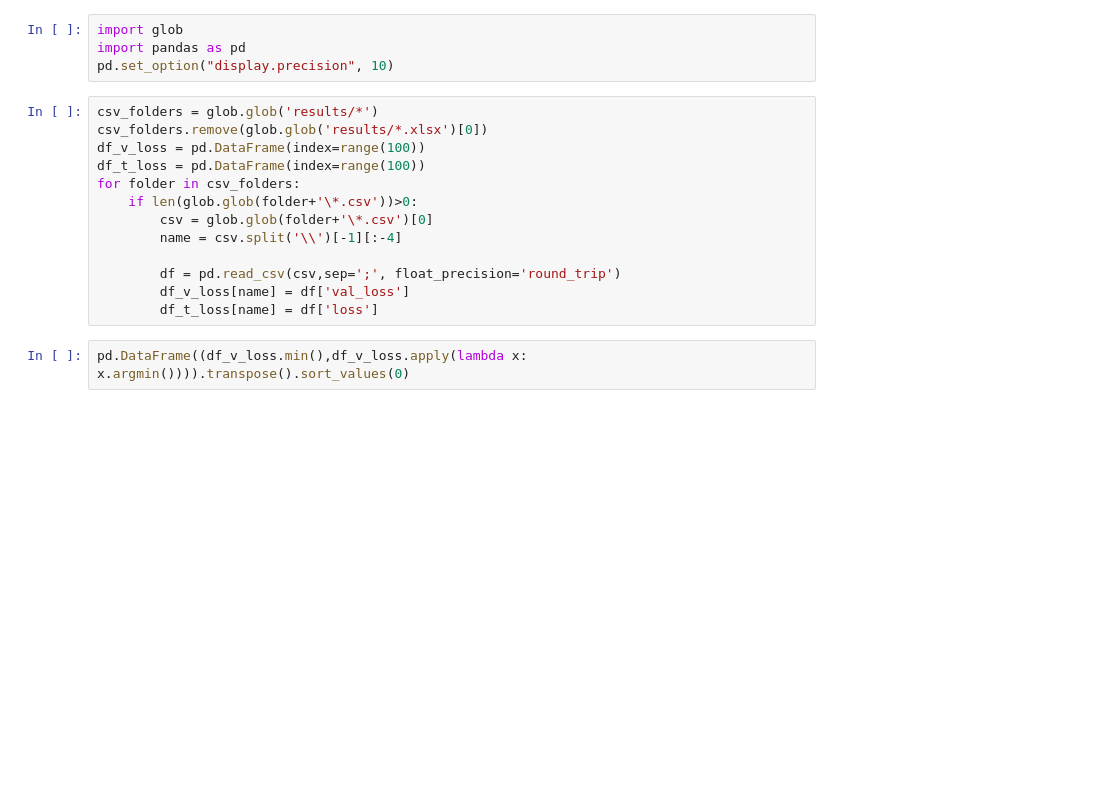
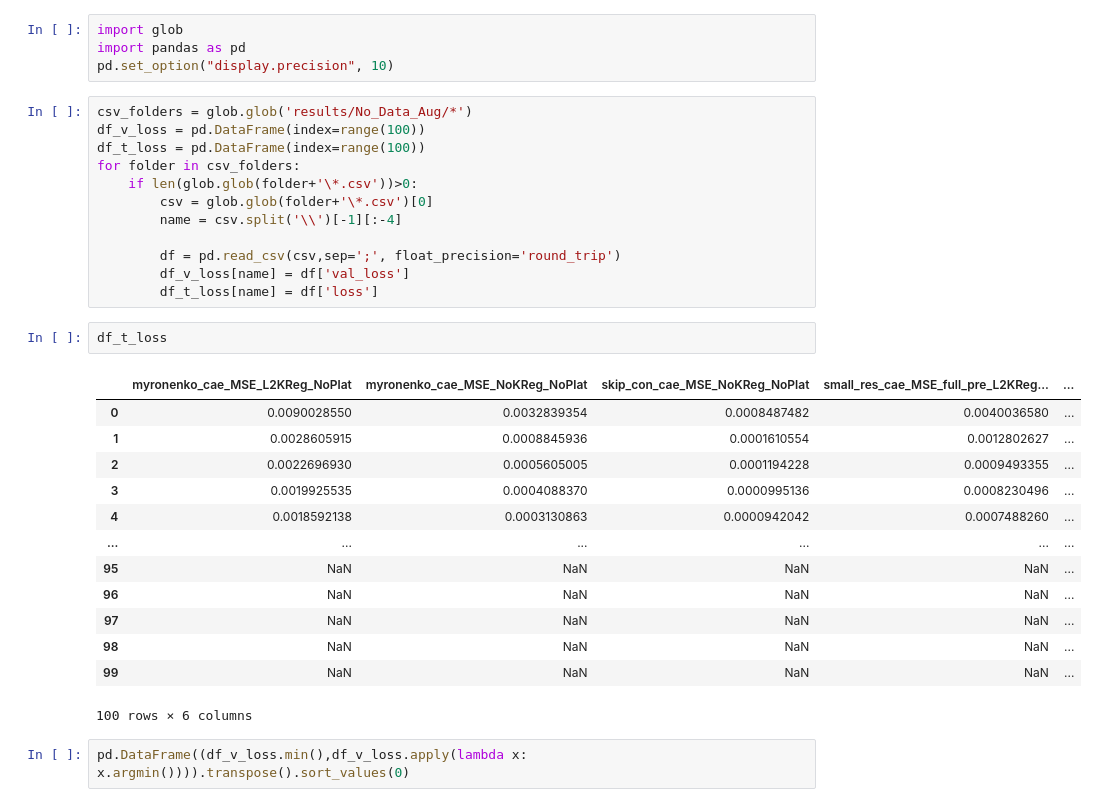
Before and after one commit to AdrianArnaiz/Brain-MRI-Autoencoder, a Jupyter notebook: src/2.Experiments/z.Lossess charts.ipynb, the cells around one changed output. Drawn from its saved outputs; the diff is of its cells as text; blank space fills up the shorter version.

```diff
--- a/src/2.Experiments/z.Lossess charts.ipynb
+++ b/src/2.Experiments/z.Lossess charts.ipynb
@@ -6,8 +6,7 @@ import glob
 import pandas as pd
 pd.set_option("display.precision", 10)
 # %%
-csv_folders = glob.glob('results/*')
-csv_folders.remove(glob.glob('results/*.xlsx')[0])
+csv_folders = glob.glob('results/No_Data_Aug/*')
 df_v_loss = pd.DataFrame(index=range(100))
 df_t_loss = pd.DataFrame(index=range(100))
 for folder in csv_folders:
@@ -18,6 +17,22 @@ for folder in csv_folders:
         df = pd.read_csv(csv,sep=';', float_precision='round_trip')
         df_v_loss[name] = df['val_loss']
         df_t_loss[name] = df['loss']
+# %%
+df_t_loss
+# %% [output]
+|  | myronenko_cae_MSE_L2KReg_NoPlat | myronenko_cae_MSE_NoKReg_NoPlat | skip_con_cae_MSE_NoKReg_NoPlat | small_res_cae_MSE_full_pre_L2KReg... | ... |
+| 0 | 0.0090028550 | 0.0032839354 | 0.0008487482 | 0.0040036580 | ... |
+| 1 | 0.0028605915 | 0.0008845936 | 0.0001610554 | 0.0012802627 | ... |
+| 2 | 0.0022696930 | 0.0005605005 | 0.0001194228 | 0.0009493355 | ... |
+| 3 | 0.0019925535 | 0.0004088370 | 0.0000995136 | 0.0008230496 | ... |
+| 4 | 0.0018592138 | 0.0003130863 | 0.0000942042 | 0.0007488260 | ... |
+| ... | ... | ... | ... | ... | ... |
+| 95 | NaN | NaN | NaN | NaN | ... |
+| 96 | NaN | NaN | NaN | NaN | ... |
+| 97 | NaN | NaN | NaN | NaN | ... |
+| 98 | NaN | NaN | NaN | NaN | ... |
+| 99 | NaN | NaN | NaN | NaN | ... |
+100 rows × 6 columns
 # %%
 pd.DataFrame((df_v_loss.min(),df_v_loss.apply(lambda x: x.argmin()))).transpose().sort_values(0)
 # %% [output]
```
Also changed, not shown: parts of 4 cells of this notebook, 4 other files.
